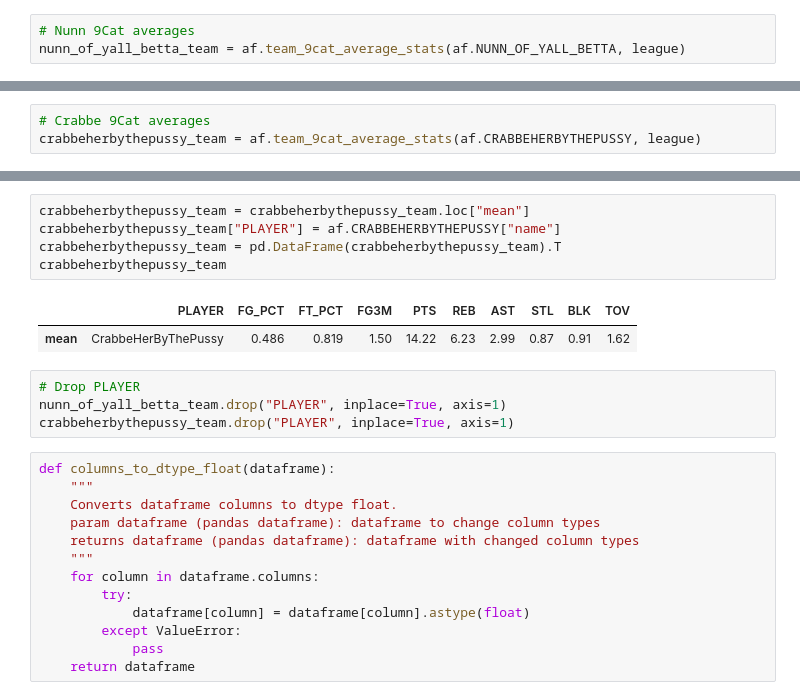
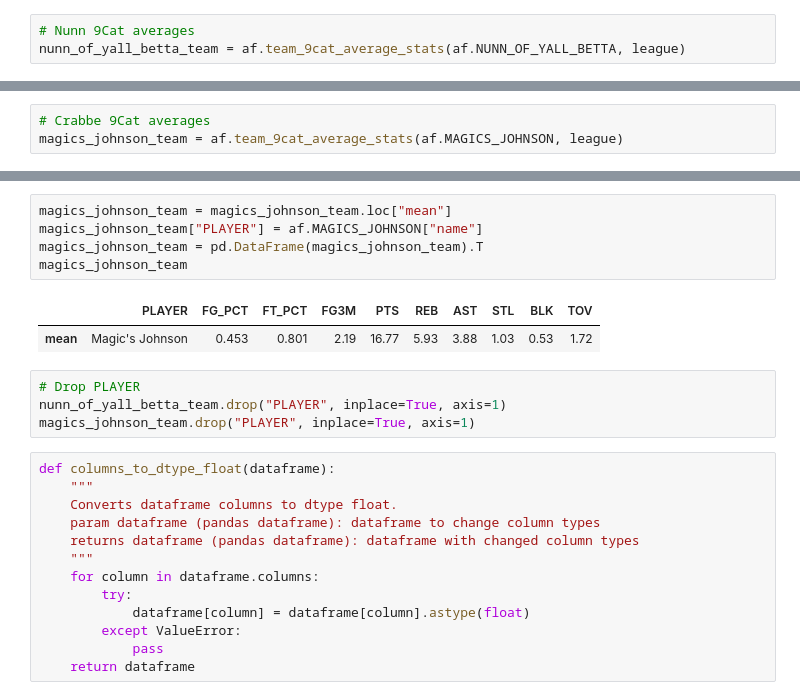
Before and after one commit to JaumeClave/waiver_wire_machine, a Jupyter notebook: notebooks/04_matchup_evaluator.ipynb, the cells around one changed output, grey strips where cells are left out. Cells and saved outputs as stored; diff of their text form.

```diff
--- a/notebooks/04_matchup_evaluator.ipynb
+++ b/notebooks/04_matchup_evaluator.ipynb
@@ -28,3 +27,3 @@ nunn_of_yall_betta_team
 # %%
 # Crabbe 9Cat averages
-crabbeherbythepussy_team = af.team_9cat_average_stats(af.CRABBEHERBYTHEPUSSY, league)
+magics_johnson_team = af.team_9cat_average_stats(af.MAGICS_JOHNSON, league)
@@ -31,15 +34,15 @@ crabbeherbythepussy_team = af.team_9cat_average_stats(af.CRABBEHERBYTHEPUSSY, le
 # %%
-crabbeherbythepussy_team = crabbeherbythepussy_team.loc["mean"]
-crabbeherbythepussy_team["PLAYER"] = af.CRABBEHERBYTHEPUSSY["name"]
-crabbeherbythepussy_team = pd.DataFrame(crabbeherbythepussy_team).T
-crabbeherbythepussy_team
+magics_johnson_team = magics_johnson_team.loc["mean"]
+magics_johnson_team["PLAYER"] = af.MAGICS_JOHNSON["name"]
+magics_johnson_team = pd.DataFrame(magics_johnson_team).T
+magics_johnson_team
 # %% [output]
 |  | PLAYER | FG_PCT | FT_PCT | FG3M | PTS | REB | AST | STL | BLK | TOV |
-| mean | CrabbeHerByThePussy | 0.486 | 0.819 | 1.50 | 14.22 | 6.23 | 2.99 | 0.87 | 0.91 | 1.62 |
+| mean | Magic's Johnson | 0.453 | 0.801 | 2.19 | 16.77 | 5.93 | 3.88 | 1.03 | 0.53 | 1.72 |
 # %%
 # Drop PLAYER
 nunn_of_yall_betta_team.drop("PLAYER", inplace=True, axis=1)
-crabbeherbythepussy_team.drop("PLAYER", inplace=True, axis=1)
+magics_johnson_team.drop("PLAYER", inplace=True, axis=1)
 # %%
 def columns_to_dtype_float(dataframe):
     """
```
Also changed, not shown: parts of 36 cells of this notebook.
